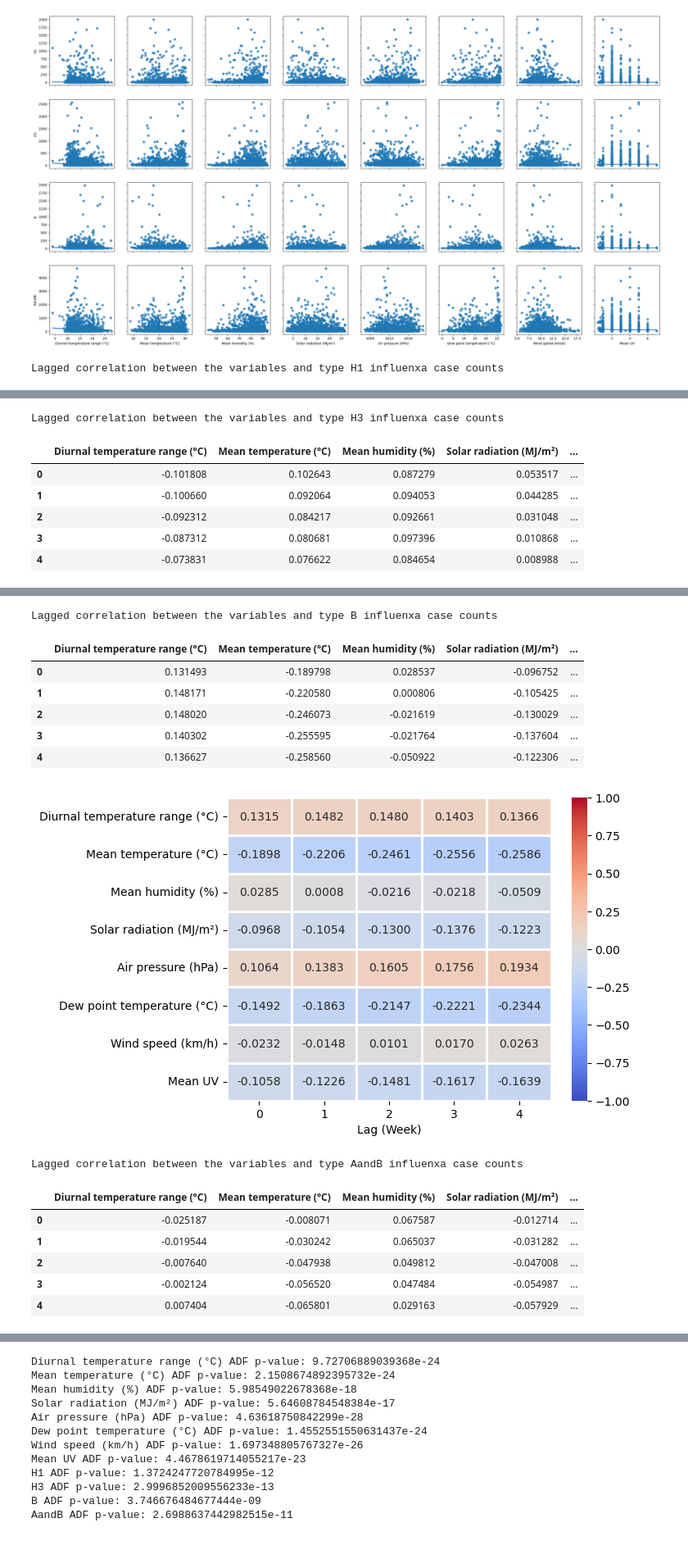
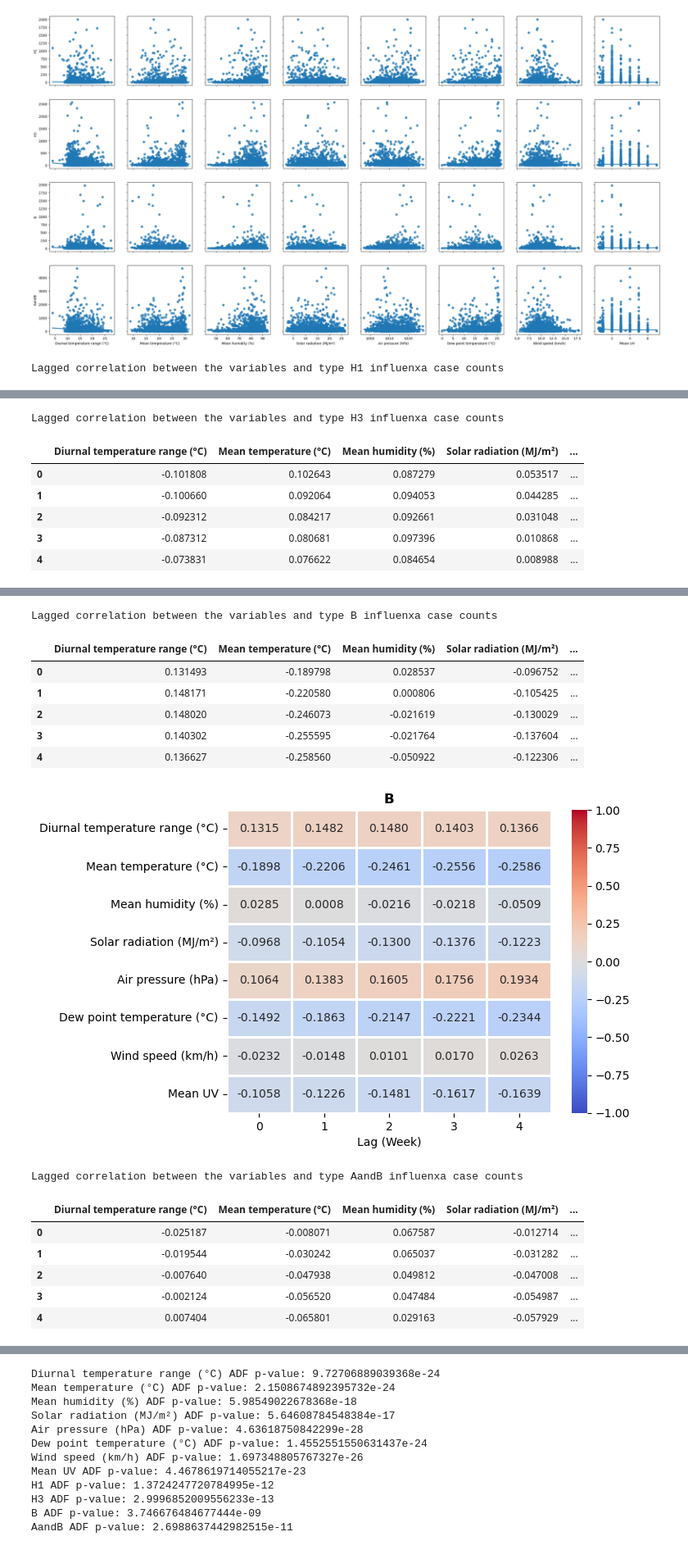
Before and after one commit to yansk1101/4096_dsproject, a Jupyter notebook: EDA.ipynb, the cells around one changed output, grey strips where cells are left out. Shown at 82% size. Saved outputs shown, nothing was run; the diff lists cells and outputs as text; code cells hidden in the pictures.

```diff
--- a/EDA.ipynb
+++ b/EDA.ipynb
@@ -384,6 +384,7 @@ for flu in flu_col:
     display(pd.DataFrame(corr_lst_lst, index=mete_col).T)
     sns.heatmap(pd.DataFrame(corr_lst_lst, index=mete_col), annot=True, cmap="coolwarm", vmin=-1, vmax=1, fmt=".4f", linewidth=1)
     plt.xlabel("Lag (Week)")
+    plt.title(flu, fontweight="bold")
     plt.show()
 # %% [output]
 Lagged correlation between the variables and type H1 influenxa case counts
@@ -405,11 +406,11 @@ Lagged correlation between the variables and type H3 influenxa case counts
 Lagged correlation between the variables and type B influenxa case counts
 |  | Diurnal temperature range (°C) | Mean temperature (°C) | Mean humidity (%) | Solar radiation (MJ/m²) | ... |
 | 0 | 0.131493 | -0.189798 | 0.028537 | -0.096752 | ... |
 | 1 | 0.148171 | -0.220580 | 0.000806 | -0.105425 | ... |
 | 2 | 0.148020 | -0.246073 | -0.021619 | -0.130029 | ... |
 | 3 | 0.140302 | -0.255595 | -0.021764 | -0.137604 | ... |
 | 4 | 0.136627 | -0.258560 | -0.050922 | -0.122306 | ... |
-[figure, old version]
+[figure, new version]
 Lagged correlation between the variables and type AandB influenxa case counts
 |  | Diurnal temperature range (°C) | Mean temperature (°C) | Mean humidity (%) | Solar radiation (MJ/m²) | ... |
 | 0 | -0.025187 | -0.008071 | 0.067587 | -0.012714 | ... |
```
Also changed, not shown: parts of 1 cell of this notebook, 6 other files.
